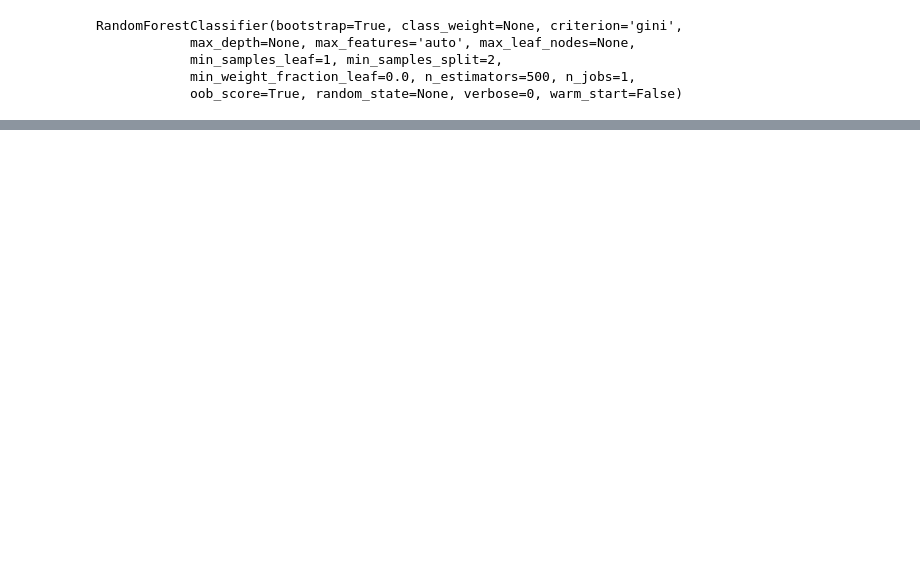
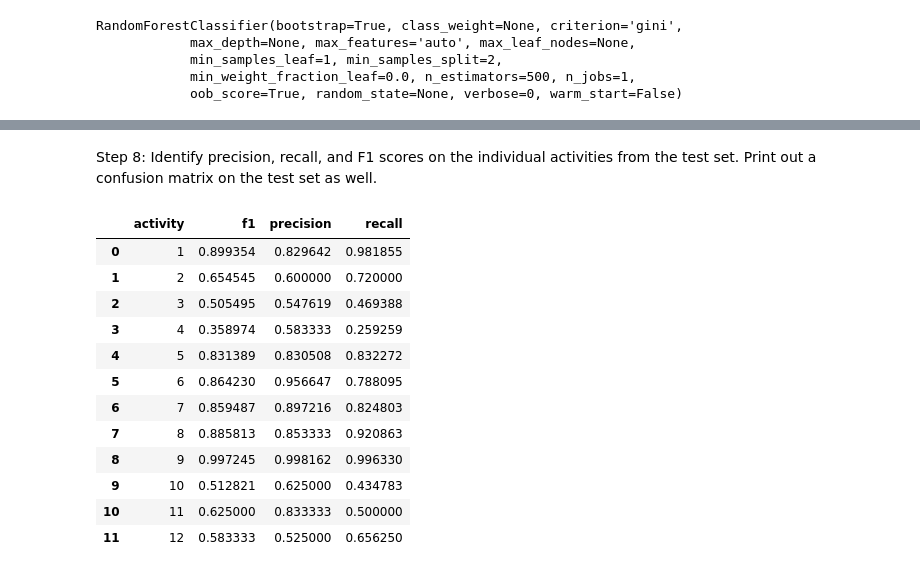
Before and after one commit to mshofmann/data_science, a Jupyter notebook: Activity_Prediction.ipynb, the cells around one changed output, grey strips where cells are left out. Saved outputs shown, nothing was run; the diff lists cells and outputs as text; code cells hidden in the pictures; blank space fills up the shorter version.

```diff
--- a/Activity_Prediction.ipynb
+++ b/Activity_Prediction.ipynb
@@ -122,0 +141,22 @@ clf.oob_score_
+# %% [markdown]
+Step 8: Identify precision, recall, and F1 scores on the individual activities from the test set. Print out a confusion matrix on the test set as well.
+# %%
+df_metrics = pd.DataFrame({'activity':range(1,13),
+                           'precision':metrics.precision_score(expected_from_test, predicted_from_test, average=None),
+                           'recall':metrics.recall_score(expected_from_test, predicted_from_test, average=None),
+                           'f1':metrics.f1_score(expected_from_test, predicted_from_test, average=None)})
+df_metrics
+# %% [output]
+|  | activity | f1 | precision | recall |
+| 0 | 1 | 0.899354 | 0.829642 | 0.981855 |
+| 1 | 2 | 0.654545 | 0.600000 | 0.720000 |
+| 2 | 3 | 0.505495 | 0.547619 | 0.469388 |
+| 3 | 4 | 0.358974 | 0.583333 | 0.259259 |
+| 4 | 5 | 0.831389 | 0.830508 | 0.832272 |
+| 5 | 6 | 0.864230 | 0.956647 | 0.788095 |
+| 6 | 7 | 0.859487 | 0.897216 | 0.824803 |
+| 7 | 8 | 0.885813 | 0.853333 | 0.920863 |
+| 8 | 9 | 0.997245 | 0.998162 | 0.996330 |
+| 9 | 10 | 0.512821 | 0.625000 | 0.434783 |
+| 10 | 11 | 0.625000 | 0.833333 | 0.500000 |
+| 11 | 12 | 0.583333 | 0.525000 | 0.656250 |
```
Also changed, not shown: parts of 22 cells of this notebook.
